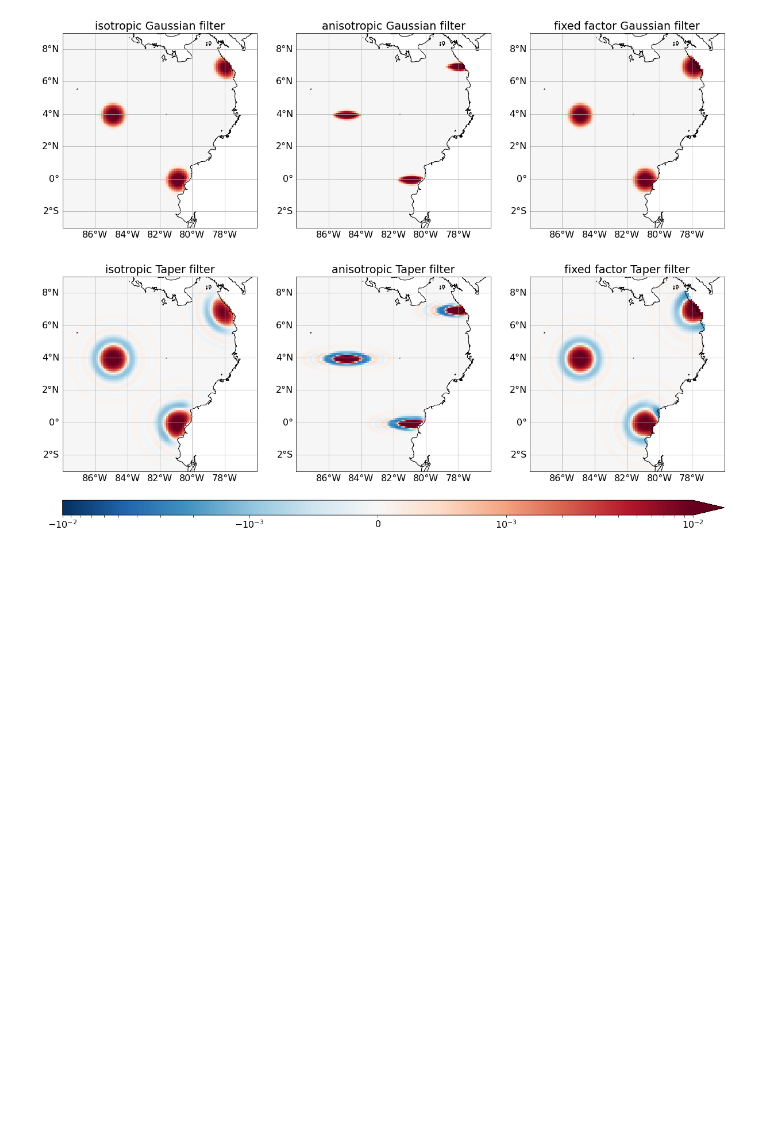
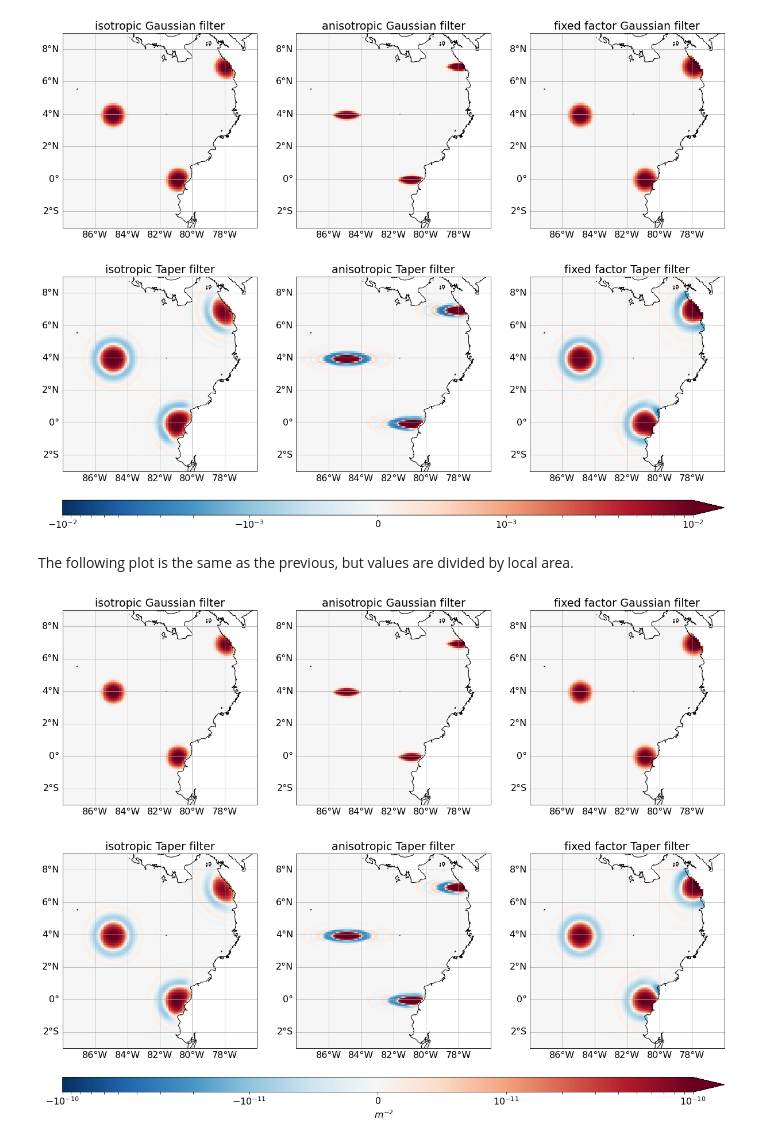
Before and after one commit to ocean-eddy-cpt/gcm-filters-paper, a Jupyter notebook: effective_kernel.ipynb, the cells around one changed output. Cells and saved outputs as stored; diff of their text form; code cells hidden in the pictures; blank space fills up the shorter version.

Commit message:
divide effective kernels by area

```diff
--- a/effective_kernel.ipynb
+++ b/effective_kernel.ipynb
@@ -391,3 +391,77 @@ cbar = fig.colorbar(p, cax=cax, orientation='horizontal',extend='max')
 plt.savefig('figures/effective_kernel_scale_112km_fac_10_tropPac_log.png',dpi=400,bbox_inches='tight',pad_inches=0)
 # %% [output]
 [figure]
+# %% [markdown]
+The following plot is the same as the previous, but values are divided by local area.
+# %%
+# Tropical Pacific
+nlon0_tp = 0
+nlon1_tp = 1000
+nlat0_tp = 1100
+nlat1_tp = 1300
+xslice = slice(nlon0_tp,nlon1_tp)
+yslice = slice(nlat0_tp,nlat1_tp)
+
+fig,axs = plt.subplots(2,3,figsize=(20,12),subplot_kw={'projection':ccrs.PlateCarree()})
+
+((delta4_filtered_Gaussian_isotropic+delta5_filtered_Gaussian_isotropic+delta6_filtered_Gaussian_isotropic)/tarea).isel(nlon=xslice,nlat=yslice).plot(ax=axs[0,0],x='ULONG',y='ULAT',
+                                                                     vmin=-1e-10,vmax=1e-10,cmap='RdBu_r',
+                                                                     norm=mpl.colors.SymLogNorm(linthresh=1e-11),
+                                                                     add_colorbar=False,
+                                                                     transform=ccrs.PlateCarree())
+
+((delta4_filtered_Gaussian_anisotropic+delta5_filtered_Gaussian_anisotropic+delta6_filtered_Gaussian_anisotropic)/tarea).isel(nlon=xslice,nlat=yslice).plot(ax=axs[0,1],x='ULONG',y='ULAT',
+                                                                                vmin=-1e-10,vmax=1e-10,cmap='RdBu_r',
+                                                                                norm=mpl.colors.SymLogNorm(linthresh=1e-11),
+                                                                                 add_colorbar=False,
+                                                                                 transform=ccrs.PlateCarree())
+
+((delta4_filtered_Taper_isotropic+delta5_filtered_Taper_isotropic+delta6_filtered_Taper_isotropic)/tarea).isel(nlon=xslice,nlat=yslice).plot(ax=axs[1,0],x='ULONG',y='ULAT',
+                                                                                vmin=-1e-10,vmax=1e-10,cmap='RdBu_r',
+                                                                                norm=mpl.colors.SymLogNorm(linthresh=1e-11),
+                                                                                add_colorbar=False,
+                                                                                transform=ccrs.PlateCarree())
+
+((delta4_filtered_Taper_anisotropic+delta5_filtered_Taper_anisotropic+delta6_filtered_Taper_anisotropic)/tarea).isel(nlon=xslice,nlat=yslice).plot(ax=axs[1,1],x='ULONG',y='ULAT',
+                                                                                vmin=-1e-10,vmax=1e-10,cmap='RdBu_r',
+                                                                                norm=mpl.colors.SymLogNorm(linthresh=1e-11),
+                                                                                add_colorbar=False,
+                                                                                transform=ccrs.PlateCarree())
+
+((delta4_filtered_fixed_factor_Gaussian+delta5_filtered_fixed_factor_Gaussian+delta6_filtered_fixed_factor_Gaussian)/tarea).isel(nlon=xslice,nlat=yslice).plot(ax=axs[0,2],x='ULONG',y='ULAT',
+                                                                                vmin=-1e-10,vmax=1e-10,cmap='RdBu_r',
+                                                                                norm=mpl.colors.SymLogNorm(linthresh=1e-11),
+                                                                                add_colorbar=False,
+                                                                                transform=ccrs.PlateCarree())
+
+p=((delta4_filtered_fixed_factor_Taper+delta5_filtered_fixed_factor_Taper+delta6_filtered_fixed_factor_Taper)/tarea).isel(nlon=xslice,nlat=yslice).plot(ax=axs[1,2],x='ULONG',y='ULAT',
+                                                                                vmin=-1e-10,vmax=1e-10,cmap='RdBu_r',
+                                                                                norm=mpl.colors.SymLogNorm(linthresh=1e-11),
+                                                                                add_colorbar=False,
+                                                                                transform=ccrs.PlateCarree())
+
+
+for ax in axs.flatten():
+    ax.coastlines()
+    ax.set_extent([-88, -76, -3, 9], crs=ccrs.PlateCarree())
+    gl = ax.gridlines(draw_labels=True)
+    gl.xlabels_top = False
+    gl.ylabels_right = False
+    gl.xlocator = mticker.FixedLocator([-86,-84,-82,-80,-78])
+    gl.ylocator = mticker.FixedLocator([-2,0,2,4,6,8])
+
+axs[0,0].set(title='isotropic Gaussian filter')
+axs[0,1].set(title='anisotropic Gaussian filter')
+axs[1,0].set(title='isotropic Taper filter')
+axs[1,1].set(title='anisotropic Taper filter')
+axs[0,2].set(title='fixed factor Gaussian filter')
+axs[1,2].set(title='fixed factor Taper filter')
+# colorbar
+fig.subplots_adjust(left=0.1, bottom=-0.02)
+cax = fig.add_axes([0.1, -0.1, 0.8, 0.03])
+cbar = fig.colorbar(p, cax=cax, orientation='horizontal',extend='max')
+cbar.set_label(label=r'$m^{-2}$', horizontalalignment='right')
+
+plt.savefig('figures/effective_kernel_scale_112km_fac_10_tropPac_log_divided_by_area.png',dpi=400,bbox_inches='tight',pad_inches=0)
+# %% [output]
+[figure, added]
```
Also changed, not shown: parts of 7 cells of this notebook.
